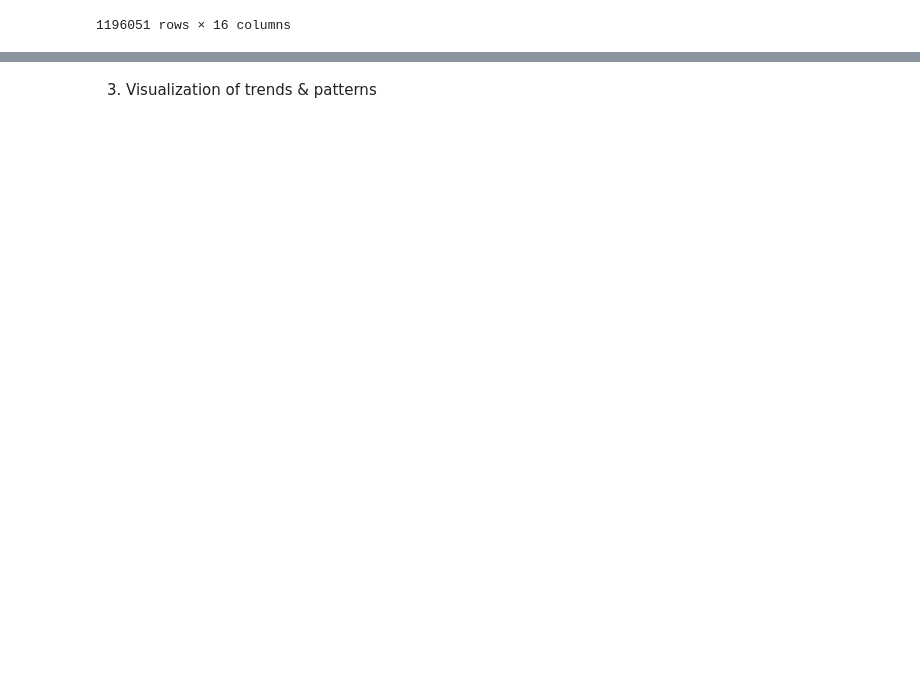
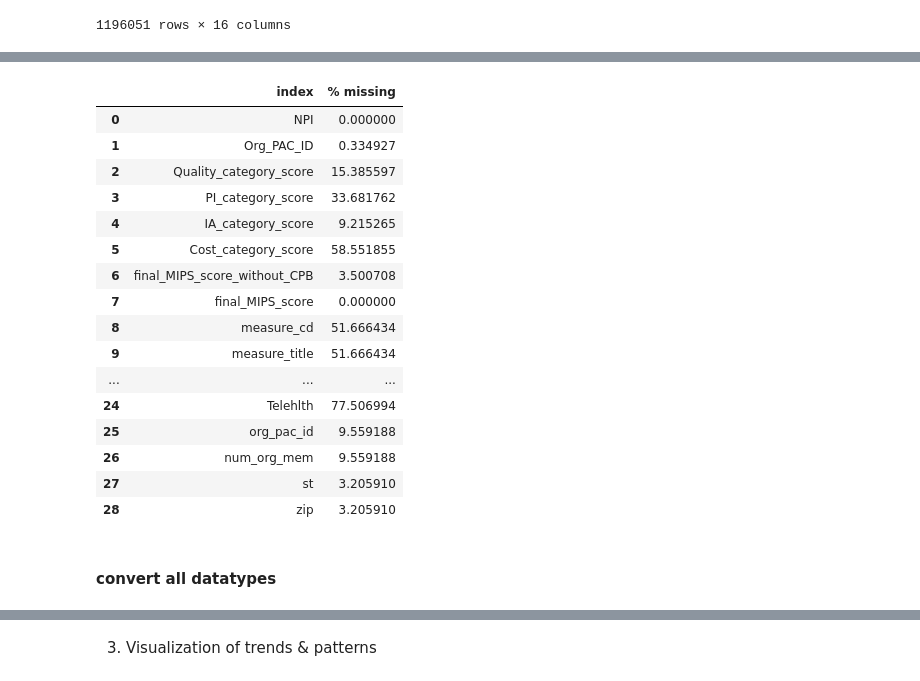
Before and after one commit to cubicle24/mips, a Jupyter notebook: notebooks/mips.ipynb, the cells around one changed output, grey strips where cells are left out. Cells and saved outputs as stored; diff of their text form; code cells hidden in the pictures; blank space fills up the shorter version.

```diff
--- a/notebooks/mips.ipynb
+++ b/notebooks/mips.ipynb
@@ -91,0 +97,22 @@ docs_mips_all_raw.drop_duplicates(subset=['NPI', 'Measure ID'], inplace=True)
+# %%
+#missing percentage
+missing = docs_mips_all_raw.isnull().sum() / len(docs_mips_all_raw) * 100
+missing.reset_index(name='% missing')
+# %% [output]
+|  | index | % missing |
+| 0 | NPI | 0.000000 |
+| 1 | Org_PAC_ID | 0.334927 |
+| 2 | Quality_category_score | 15.385597 |
+| 3 | PI_category_score | 33.681762 |
+| 4 | IA_category_score | 9.215265 |
+| 5 | Cost_category_score | 58.551855 |
+| 6 | final_MIPS_score_without_CPB | 3.500708 |
+| 7 | final_MIPS_score | 0.000000 |
+| 8 | measure_cd | 51.666434 |
+| 9 | measure_title | 51.666434 |
+| ... | ... | ... |
+| 24 | Telehlth | 77.506994 |
+| 25 | org_pac_id | 9.559188 |
+| 26 | num_org_mem | 9.559188 |
+| 27 | st | 3.205910 |
+| 28 | zip | 3.205910 |
@@ -91,0 +123,2 @@ docs_mips_all_raw.drop_duplicates(subset=['NPI', 'Measure ID'], inplace=True)
+# %% [markdown]
+#### convert all datatypes
```
Also changed, not shown: parts of 10 cells of this notebook.
